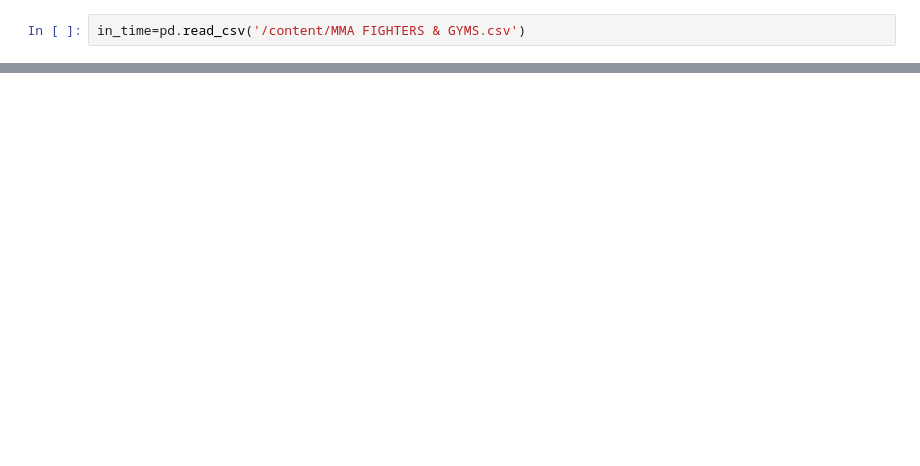
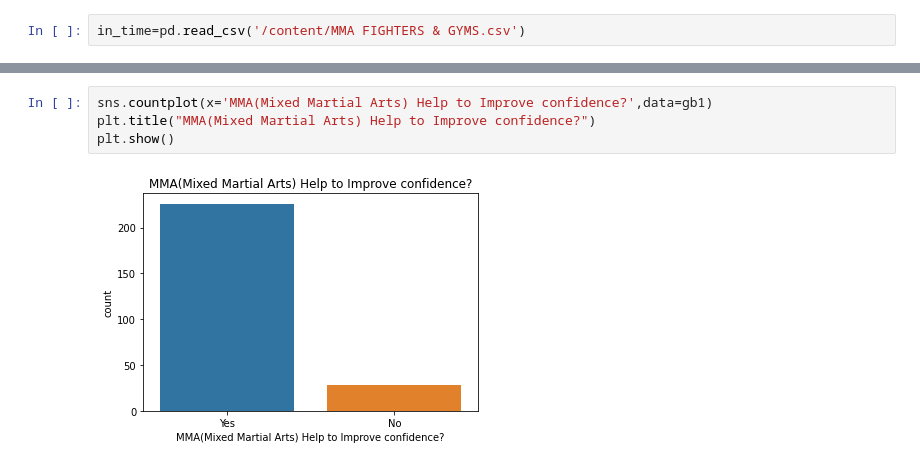
Before and after one commit to Girish-30/BI_project, a Jupyter notebook: Pyth_Project.ipynb, the cells around one changed output, grey strips where cells are left out. Drawn from its saved outputs; the diff is of its cells as text; blank space fills up the shorter version.

```diff
--- a/Pyth_Project.ipynb
+++ b/Pyth_Project.ipynb
@@ -155,0 +81,6 @@ dtype: int64
+# %%
+sns.countplot(x='MMA(Mixed Martial Arts) Help to Improve confidence?',data=gb1)
+plt.title("MMA(Mixed Martial Arts) Help to Improve confidence?")
+plt.show()
+# %% [output]
+[figure, added]
```
Also changed, not shown: parts of 18 cells of this notebook.
